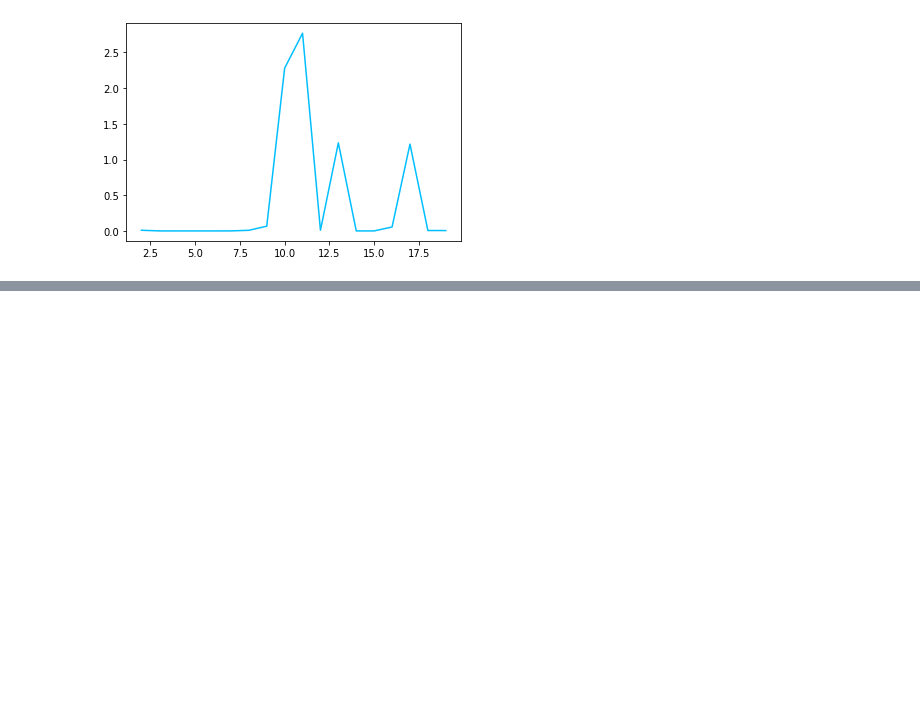
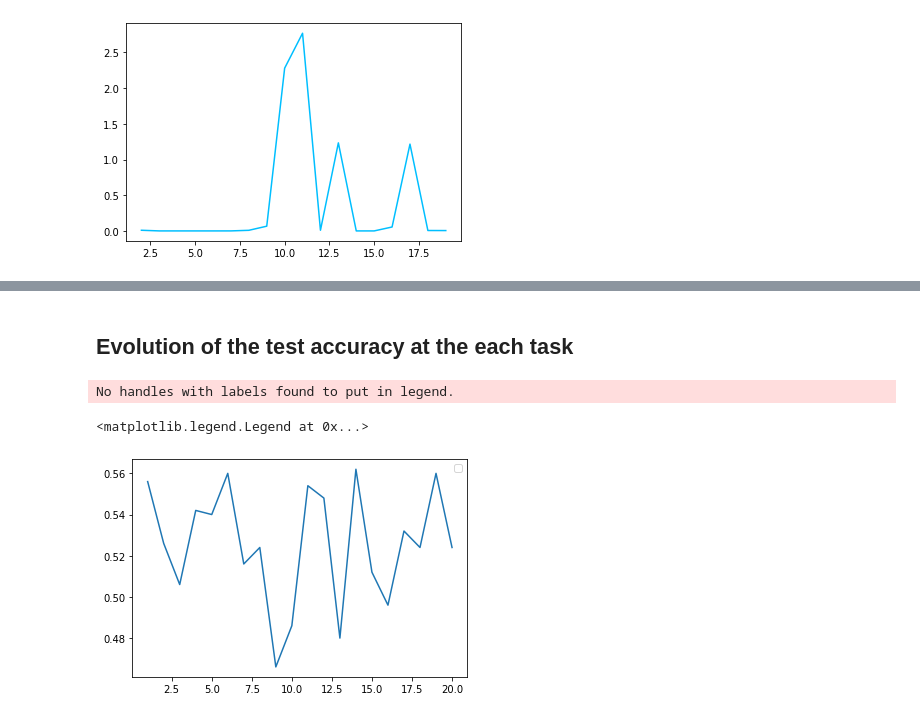
Before and after one commit to yifyang/MER_experiment, a Jupyter notebook: plot/plot.ipynb, the cells around one changed output, grey strips where cells are left out. Cells and saved outputs as stored; diff of their text form; code cells hidden in the pictures; blank space fills up the shorter version.

```diff
--- a/plot/plot.ipynb
+++ b/plot/plot.ipynb
@@ -65,0 +98,27 @@ tensor([0.3100, 0.4680, 0.2880, 0.4840, 0.3180, 0.4680, 0.4320, 0.4580, 0.3980,
+# %% [markdown]
+## Evolution of the test accuracy at the each task
+# %%
+tasks = []
+result_a = []
+current_task = 0
+
+for i in range(len(all_data[0])):
+    if all_data[0][i] != current_task:
+        tasks.append(current_task+1)
+        current_task = int(all_data[0][i])
+        if current_task > len(result_a) - 1:
+            result_a.append([])
+        for j in range(current_task):
+            result_a[j].append(all_data[1][i-1][j])
+
+result_a.append([])
+tasks.append(current_task+1)
+for j in range(current_task+1):
+    result_a[j].append(all_data[1][i][j])
+
+plt.plot(tasks, result_a[0])
+plt.legend()
+# %% [output]
+No handles with labels found to put in legend.
+<matplotlib.legend.Legend at 0x...>
+[figure, added]
```
Also changed, not shown: parts of 7 cells of this notebook, 3 other files.
